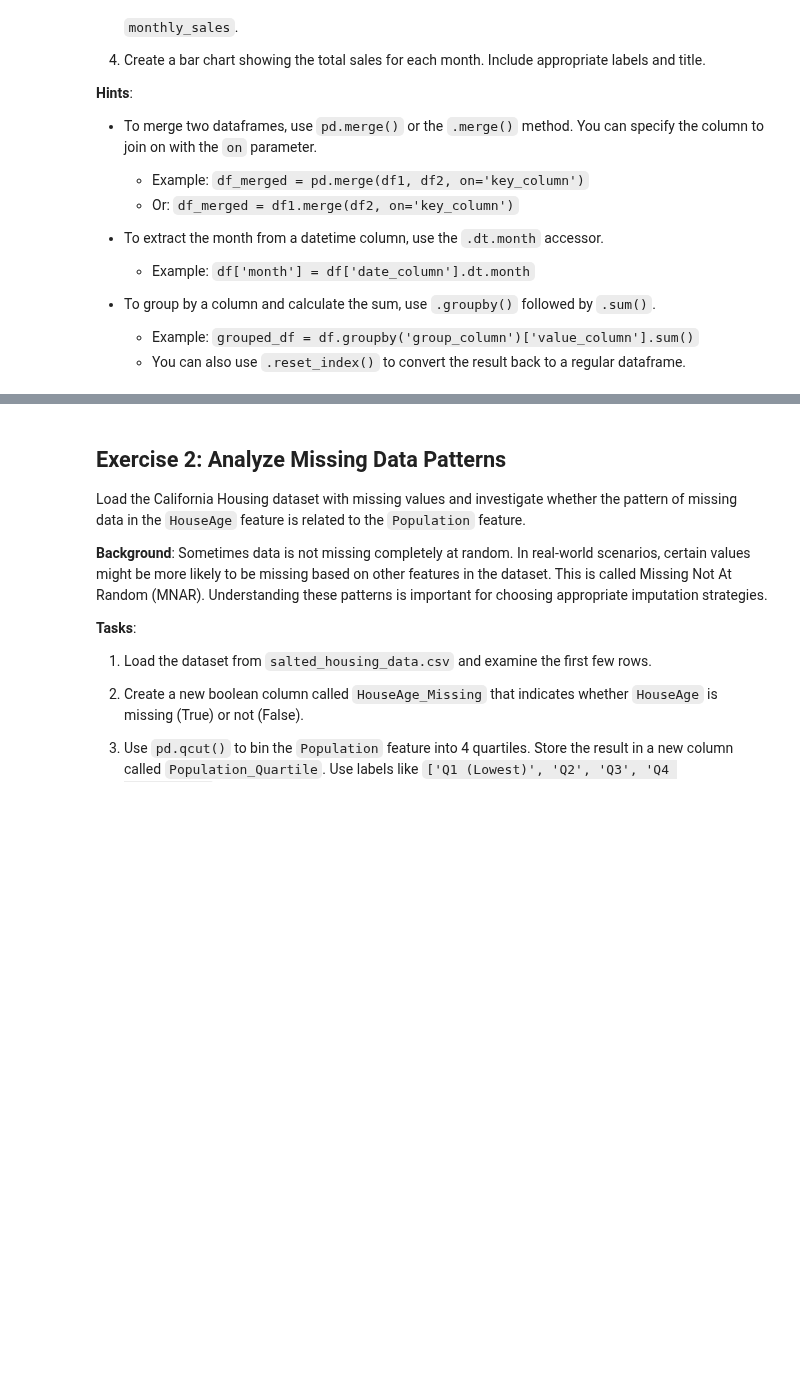
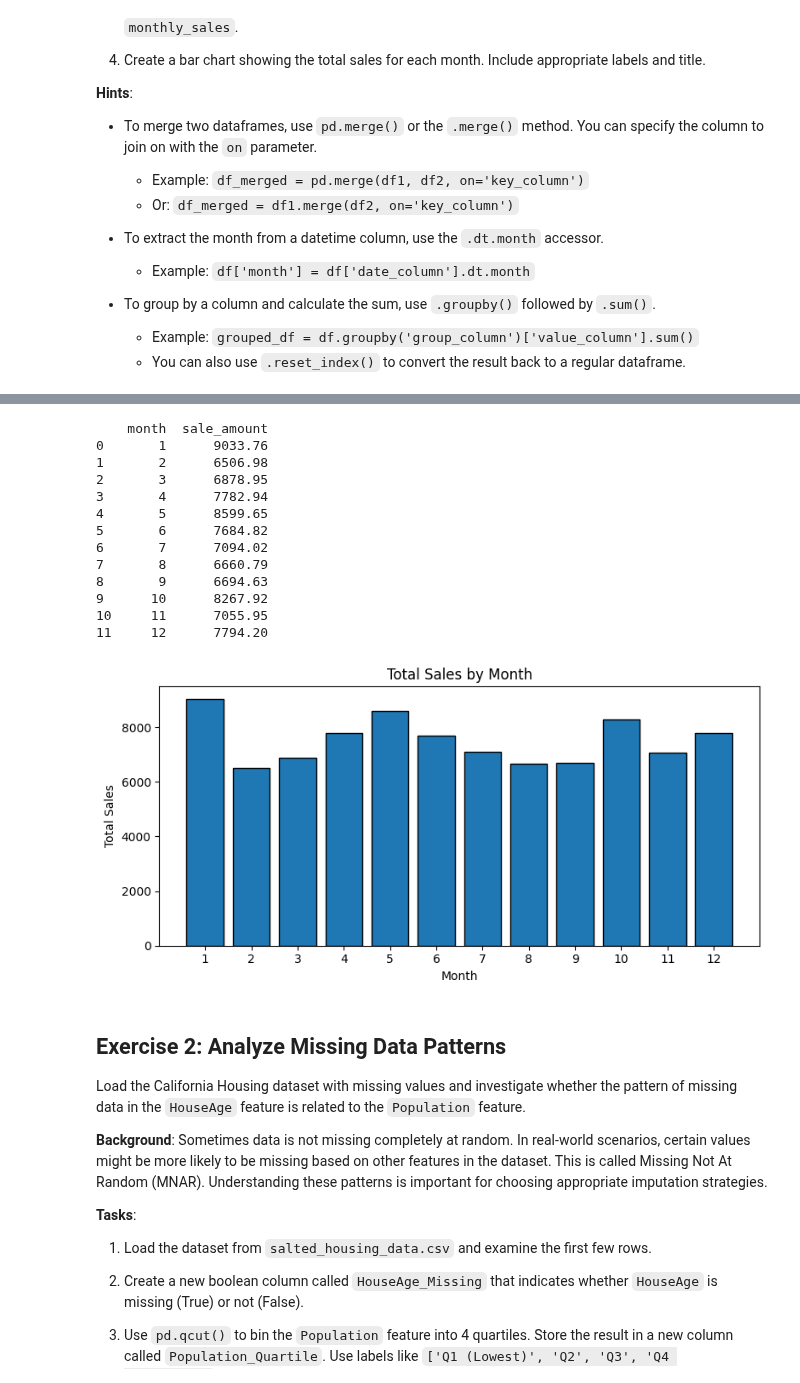
Before and after one commit to Alessandrarye/utd-aiml-coursework, a Jupyter notebook: notebooks/unit-2/lesson-15/lesson-15-activity.ipynb, the cells around one changed output, grey strips where cells are left out. Cells and saved outputs as stored; diff of their text form; code cells hidden in the pictures; blank space fills up the shorter version.

```diff
--- a/notebooks/unit-2/lesson-15/lesson-15-activity.ipynb
+++ b/notebooks/unit-2/lesson-15/lesson-15-activity.ipynb
@@ -43,7 +43,7 @@ import matplotlib.pyplot as plt
   - Example: `grouped_df = df.groupby('group_column')['value_column'].sum()`
   - You can also use `.reset_index()` to convert the result back to a regular dataframe.
 # %%
-df_sales = pd.read_csv('https://raw.githubusercontent.com/gperdrizet/fullstack-2605/main/data/sale_amounts.csv')
-df_dates = pd.read_csv('https://raw.githubusercontent.com/gperdrizet/fullstack-2605/main/data/sales_by_date.csv')
+df_sales = pd.read_csv('https://media.githubusercontent.com/media/gperdrizet/fullstack-2605/main/data/sale_amounts.csv')
+df_dates = pd.read_csv('https://media.githubusercontent.com/media/gperdrizet/fullstack-2605/main/data/sales_by_date.csv')
 # %%
 # Your code here
@@ -50,3 +69,44 @@ df_dates = pd.read_csv('https://raw.githubusercontent.com/gperdrizet/fullstack-2
+# %%
+# 1. Merge the two tables on their shared key, one row per transaction
+df_transactions = pd.merge(df_sales, df_dates, on='transaction_id')
+
+# 2. Convert sale_date from text to a real datetime, then pull out the month
+df_transactions['sale_date'] = pd.to_datetime(df_transactions['sale_date'])
+df_transactions['month'] = df_transactions['sale_date'].dt.month
+
+# 3. Total sales per month  (change 'sale_amount' if the column is named differently)
+monthly_sales = (
+    df_transactions
+    .groupby('month')['sale_amount']
+    .sum()
+    .reset_index()
+)
+print(monthly_sales)
+
+# 4. Bar chart of total sales by month
+plt.figure(figsize=(8, 4))
+plt.bar(monthly_sales['month'], monthly_sales['sale_amount'], edgecolor='black')
+plt.xlabel('Month')
+plt.ylabel('Total Sales')
+plt.title('Total Sales by Month')
+plt.xticks(monthly_sales['month'])   # show every month number on the axis
+plt.tight_layout()
+plt.show()
+# %% [output]
+    month  sale_amount
+0       1      9033.76
+1       2      6506.98
+2       3      6878.95
+3       4      7782.94
+4       5      8599.65
+5       6      7684.82
+6       7      7094.02
+7       8      6660.79
+8       9      6694.63
+9      10      8267.92
+10     11      7055.95
+11     12      7794.20
+[figure, added]
 # %% [markdown]
 ## Exercise 2: Analyze Missing Data Patterns
 
```
Also changed, not shown: parts of 8 cells of this notebook.
